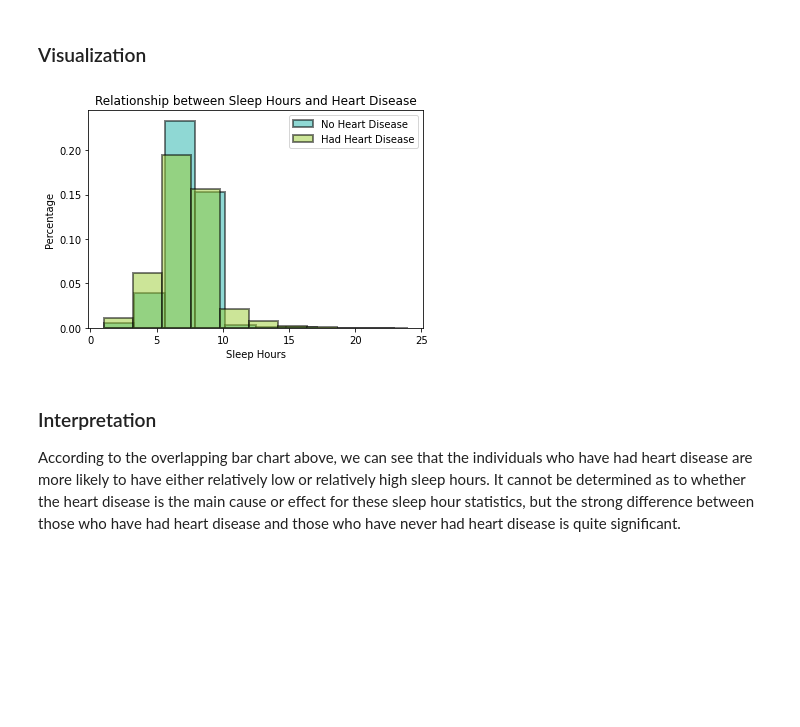
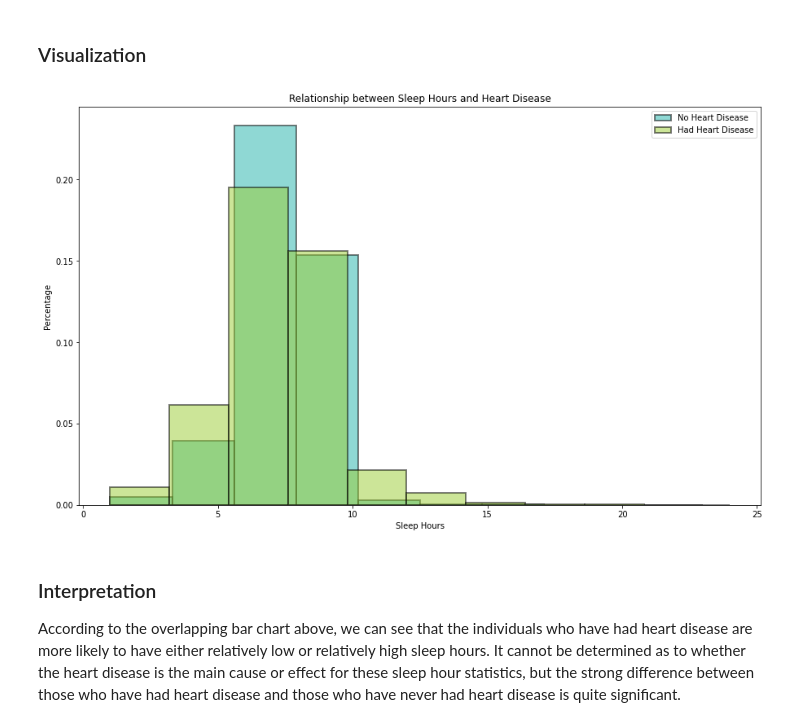
Before and after one commit to briangabini/csmodel, a Jupyter notebook: csmodel-project.ipynb, the cells around one changed output. Saved outputs shown, nothing was run; the diff lists cells and outputs as text; code cells hidden in the pictures; blank space fills up the shorter version.

```diff
--- a/csmodel-project.ipynb
+++ b/csmodel-project.ipynb
@@ -855,20 +856,22 @@ The biserial correlation coefficient is used to assess the relationship between
 # %%
 no_heart_disease = heart_df[heart_df['HadHeartDisease'] == 'No']
 yes_heart_disease = heart_df[heart_df['HadHeartDisease'] == 'Yes']
+
+plt.figure(figsize=(15, 9))
 
 plt.hist(no_heart_disease['SleepHours'], alpha=0.5, label='No Heart Disease',
          color="lightseagreen", edgecolor="black", linewidth=2, density=True)
 plt.hist(yes_heart_disease['SleepHours'], alpha=0.5, label='Had Heart Disease',
          color="yellowgreen", edgecolor="black", linewidth=2, density=True)
 
 plt.xlabel('Sleep Hours')
 plt.ylabel('Percentage')
 plt.title('Relationship between Sleep Hours and Heart Disease')
 plt.legend(loc='upper right')
 
 plt.show()
 # %% [output]
-[figure, old version]
+[figure, new version]
 # %% [markdown]
 ### Interpretation
 
```
Also changed, not shown: parts of 7 cells of this notebook.
